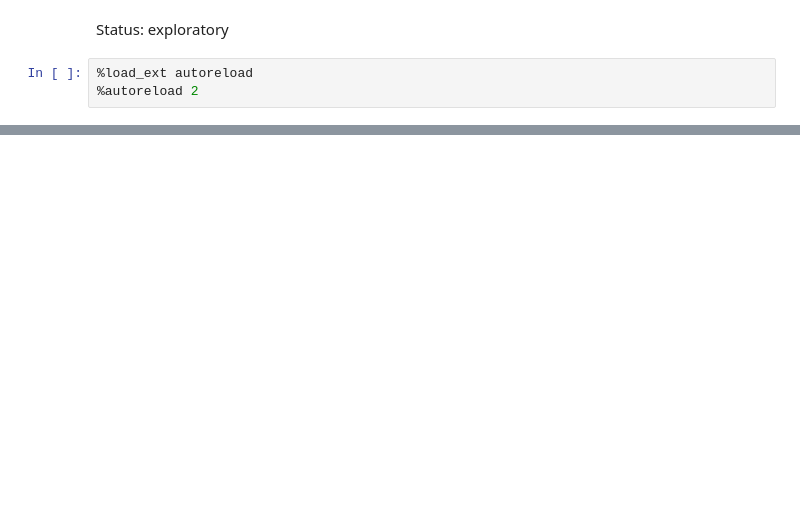
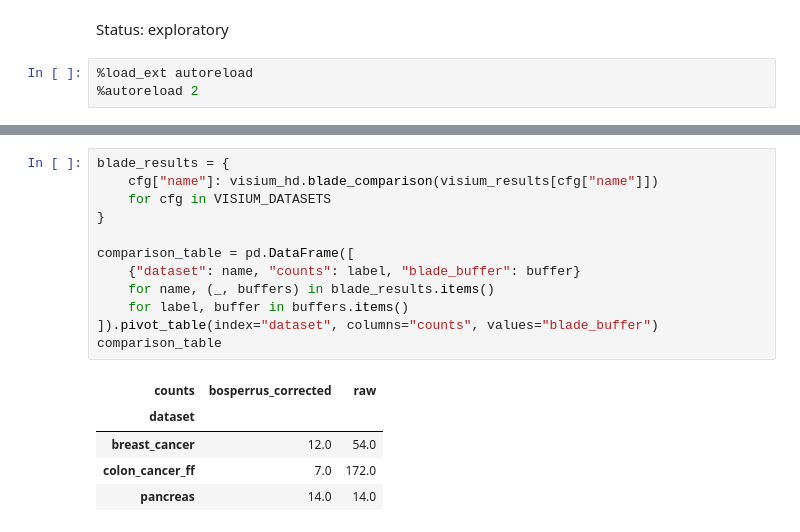
Before and after one commit to uderhardtlab/truncated_graphs, a Jupyter notebook: notebooks/exploratory/analyze_visium_hd.ipynb, the cells around one changed output, grey strips where cells are left out. Drawn from its saved outputs; the diff is of its cells as text; blank space fills up the shorter version.

```diff
--- a/notebooks/exploratory/analyze_visium_hd.ipynb
+++ b/notebooks/exploratory/analyze_visium_hd.ipynb
@@ -305,0 +94,18 @@ fig.tight_layout()
+# %%
+blade_results = {
+    cfg["name"]: visium_hd.blade_comparison(visium_results[cfg["name"]])
+    for cfg in VISIUM_DATASETS
+}
+
+comparison_table = pd.DataFrame([
+    {"dataset": name, "counts": label, "blade_buffer": buffer}
+    for name, (_, buffers) in blade_results.items()
+    for label, buffer in buffers.items()
+]).pivot_table(index="dataset", columns="counts", values="blade_buffer")
+comparison_table
+# %% [output]
+| counts | bosperrus_corrected | raw |
+| dataset |  |  |
+| breast_cancer | 12.0 | 54.0 |
+| colon_cancer_ff | 7.0 | 172.0 |
+| pancreas | 14.0 | 14.0 |
```
Also changed, not shown: parts of 33 cells of this notebook, 12 other files.
